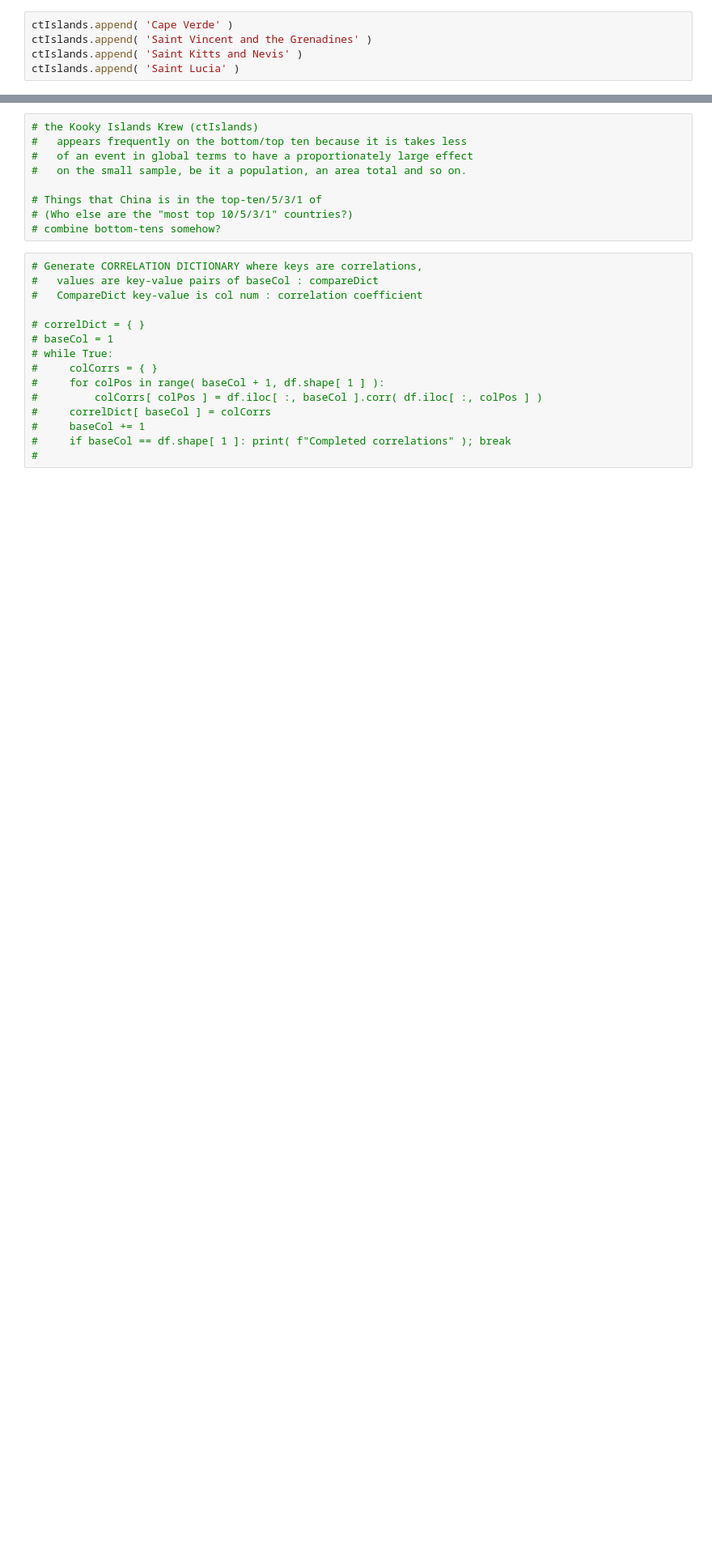
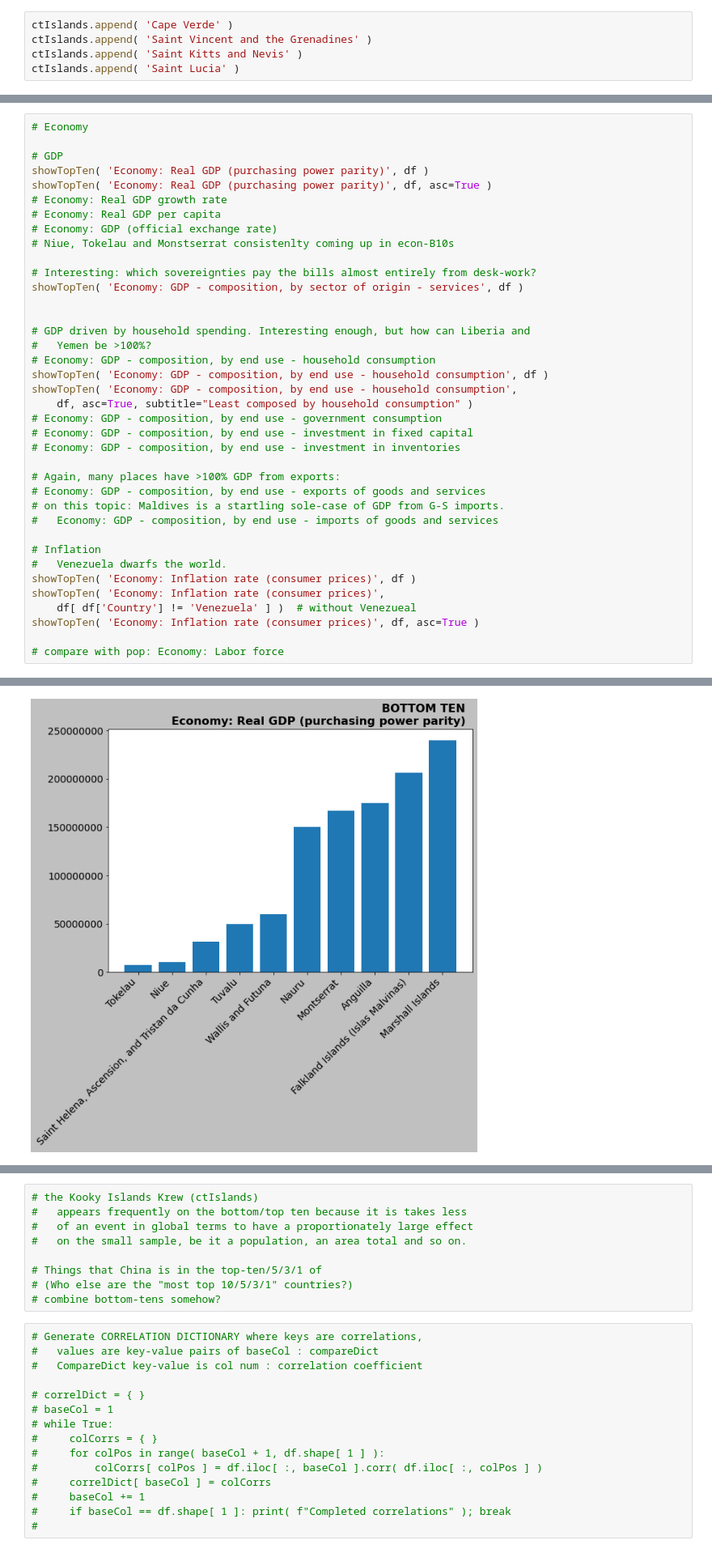
Before and after one commit to romstroller/ciaFactbook, a Jupyter notebook: ciaFBtest.ipynb, the cells around one changed output, grey strips where cells are left out. Shown at 81% size. Saved outputs shown, nothing was run; the diff lists cells and outputs as text; blank space fills up the shorter version.

```diff
--- a/ciaFBtest.ipynb
+++ b/ciaFBtest.ipynb
@@ -1007,0 +1028,39 @@ Economy: Real GDP (purchasing power parity)
+# %%
+# Economy
+
+# GDP
+showTopTen( 'Economy: Real GDP (purchasing power parity)', df )
+showTopTen( 'Economy: Real GDP (purchasing power parity)', df, asc=True )
+# Economy: Real GDP growth rate
+# Economy: Real GDP per capita
+# Economy: GDP (official exchange rate)
+# Niue, Tokelau and Monstserrat consistenlty coming up in econ-B10s
+
+# Interesting: which sovereignties pay the bills almost entirely from desk-work?
+showTopTen( 'Economy: GDP - composition, by sector of origin - services', df )
+
+
+# GDP driven by household spending. Interesting enough, but how can Liberia and
+#   Yemen be >100%?
+# Economy: GDP - composition, by end use - household consumption
+showTopTen( 'Economy: GDP - composition, by end use - household consumption', df )
+showTopTen( 'Economy: GDP - composition, by end use - household consumption',
+    df, asc=True, subtitle="Least composed by household consumption" )
+# Economy: GDP - composition, by end use - government consumption
+# Economy: GDP - composition, by end use - investment in fixed capital
+# Economy: GDP - composition, by end use - investment in inventories
+
+# Again, many places have >100% GDP from exports:
+# Economy: GDP - composition, by end use - exports of goods and services
+# on this topic: Maldives is a startling sole-case of GDP from G-S imports.
+#   Economy: GDP - composition, by end use - imports of goods and services
+
+# Inflation
+#   Venezuela dwarfs the world.
+showTopTen( 'Economy: Inflation rate (consumer prices)', df )
+showTopTen( 'Economy: Inflation rate (consumer prices)',
+    df[ df['Country'] != 'Venezuela' ] )  # without Venezueal
+showTopTen( 'Economy: Inflation rate (consumer prices)', df, asc=True )
+
+# compare with pop: Economy: Labor force
+# %% [output]
@@ -1007,0 +1070 @@ Economy: Real GDP (purchasing power parity)
+[figure, added]
```
Also changed, not shown: parts of 11 cells of this notebook.
